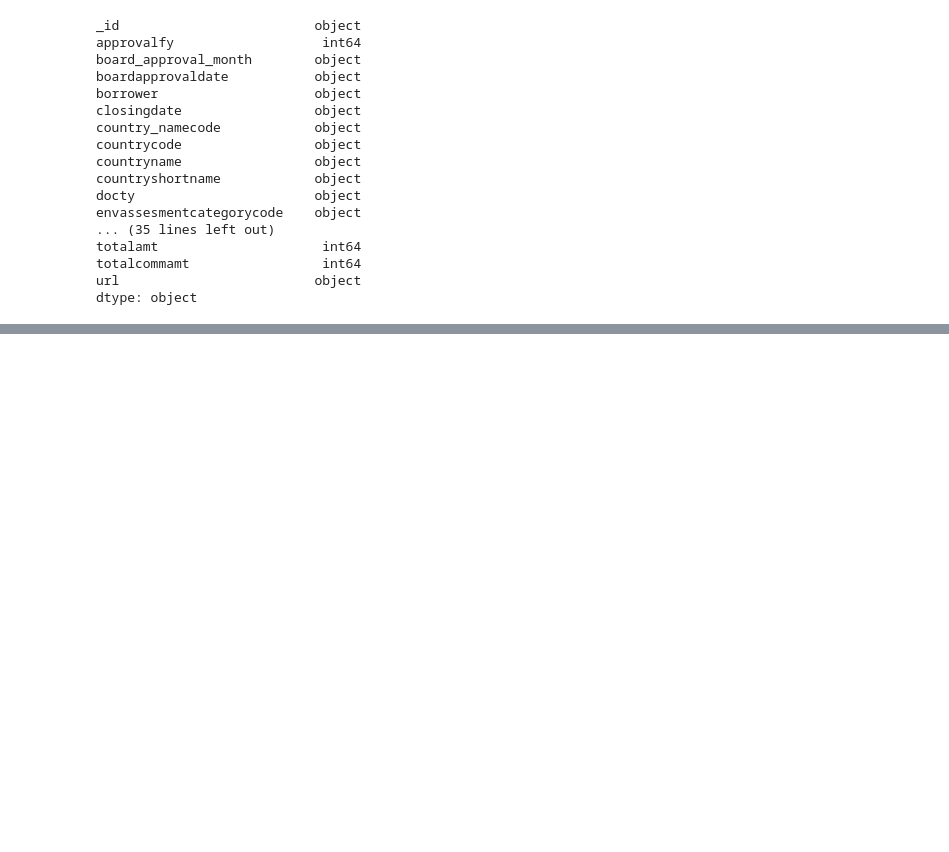
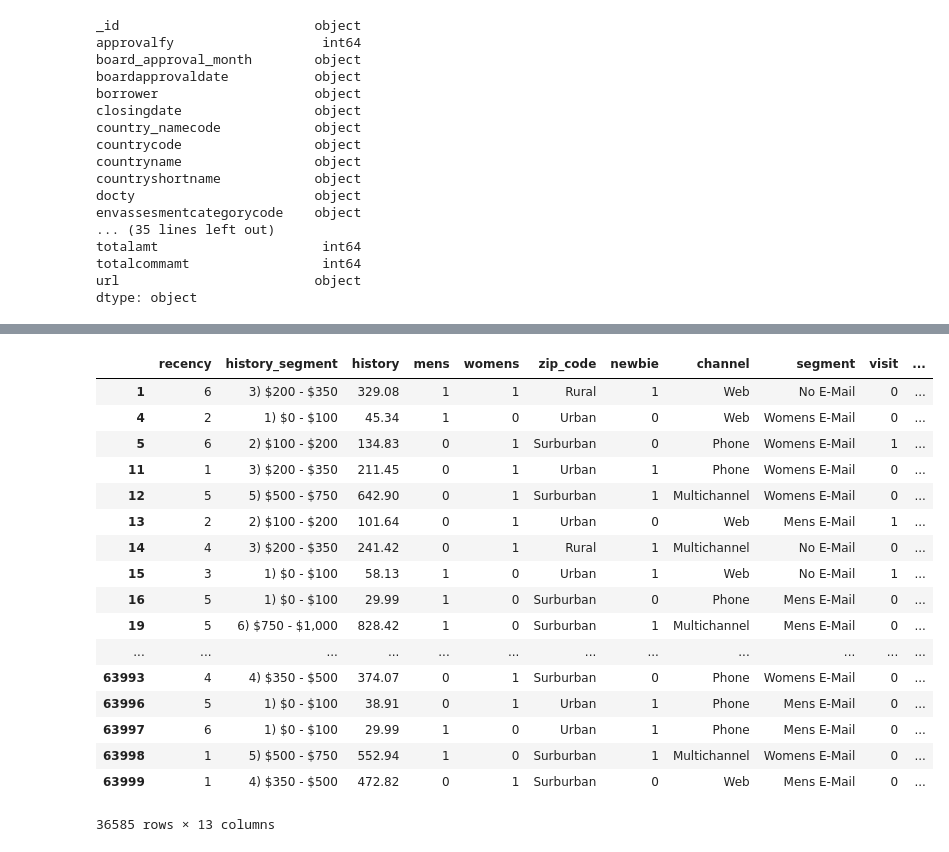
Before and after one commit to tsaomao/edX--MSDS-Curriculum--DAT210x, a Jupyter notebook: Module2/Module 2 - Lectures.ipynb, the cells around one changed output, grey strips where cells are left out. Saved outputs shown, nothing was run; the diff lists cells and outputs as text; code cells hidden in the pictures; blank space fills up the shorter version.

```diff
--- a/Module2/Module 2 - Lectures.ipynb
+++ b/Module2/Module 2 - Lectures.ipynb
@@ -120,0 +255,21 @@ dtype: object
+# %%
+df[df.recency < 7]
+# %% [output]
+|  | recency | history_segment | history | mens | womens | zip_code | newbie | channel | segment | visit | ... |
+| 1 | 6 | 3) $200 - $350 | 329.08 | 1 | 1 | Rural | 1 | Web | No E-Mail | 0 | ... |
+| 4 | 2 | 1) $0 - $100 | 45.34 | 1 | 0 | Urban | 0 | Web | Womens E-Mail | 0 | ... |
+| 5 | 6 | 2) $100 - $200 | 134.83 | 0 | 1 | Surburban | 0 | Phone | Womens E-Mail | 1 | ... |
+| 11 | 1 | 3) $200 - $350 | 211.45 | 0 | 1 | Urban | 1 | Phone | Womens E-Mail | 0 | ... |
+| 12 | 5 | 5) $500 - $750 | 642.90 | 0 | 1 | Surburban | 1 | Multichannel | Womens E-Mail | 0 | ... |
+| 13 | 2 | 2) $100 - $200 | 101.64 | 0 | 1 | Urban | 0 | Web | Mens E-Mail | 1 | ... |
+| 14 | 4 | 3) $200 - $350 | 241.42 | 0 | 1 | Rural | 1 | Multichannel | No E-Mail | 0 | ... |
+| 15 | 3 | 1) $0 - $100 | 58.13 | 1 | 0 | Urban | 1 | Web | No E-Mail | 1 | ... |
+| 16 | 5 | 1) $0 - $100 | 29.99 | 1 | 0 | Surburban | 0 | Phone | Mens E-Mail | 0 | ... |
+| 19 | 5 | 6) $750 - $1,000 | 828.42 | 1 | 0 | Surburban | 1 | Multichannel | Mens E-Mail | 0 | ... |
+| ... | ... | ... | ... | ... | ... | ... | ... | ... | ... | ... | ... |
+| 63993 | 4 | 4) $350 - $500 | 374.07 | 0 | 1 | Surburban | 0 | Phone | Womens E-Mail | 0 | ... |
+| 63996 | 5 | 1) $0 - $100 | 38.91 | 0 | 1 | Urban | 1 | Phone | Mens E-Mail | 0 | ... |
+| 63997 | 6 | 1) $0 - $100 | 29.99 | 1 | 0 | Urban | 1 | Phone | Mens E-Mail | 0 | ... |
+| 63998 | 1 | 5) $500 - $750 | 552.94 | 1 | 0 | Surburban | 1 | Multichannel | Womens E-Mail | 0 | ... |
+| 63999 | 1 | 4) $350 - $500 | 472.82 | 0 | 1 | Surburban | 0 | Web | Mens E-Mail | 0 | ... |
+36585 rows × 13 columns
```
Also changed, not shown: parts of 42 cells of this notebook, 1 other file.
